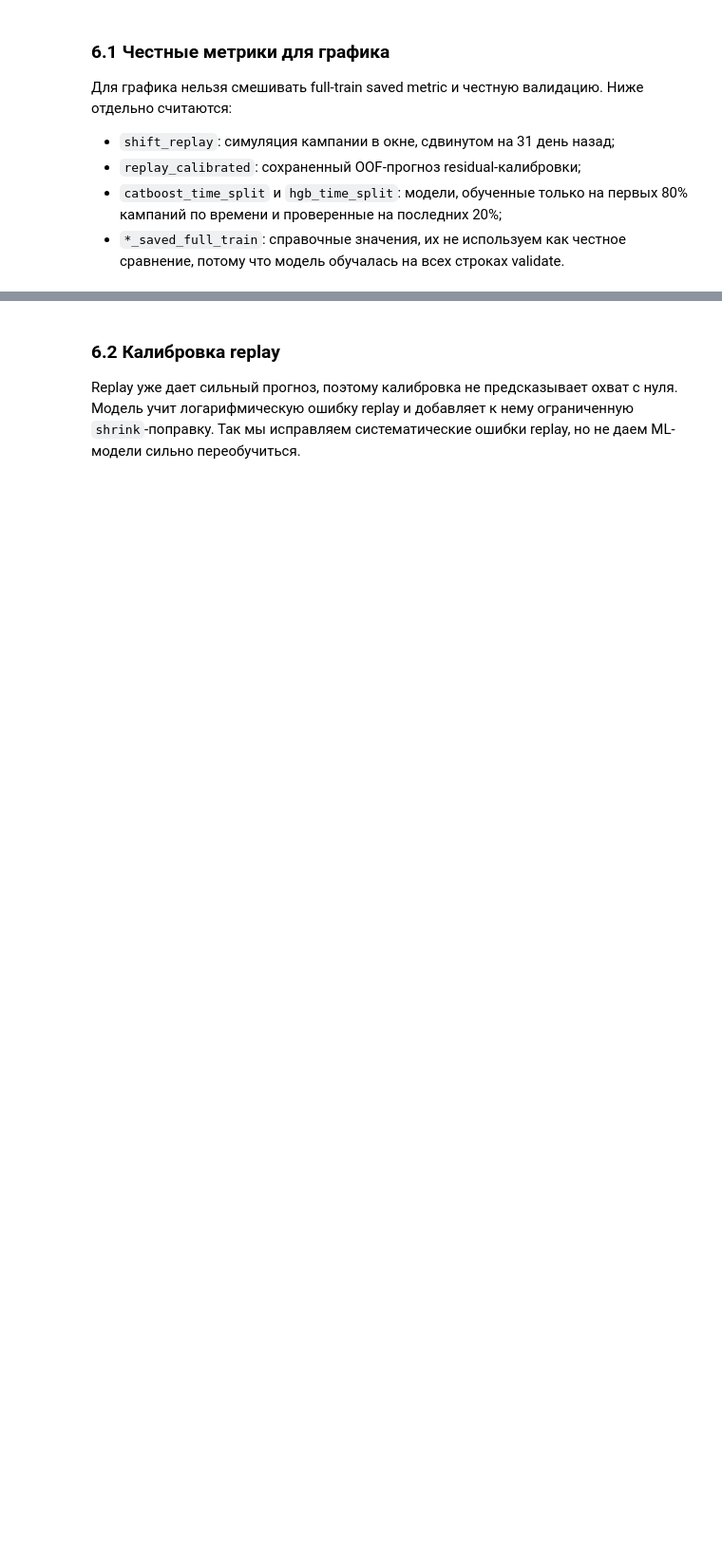
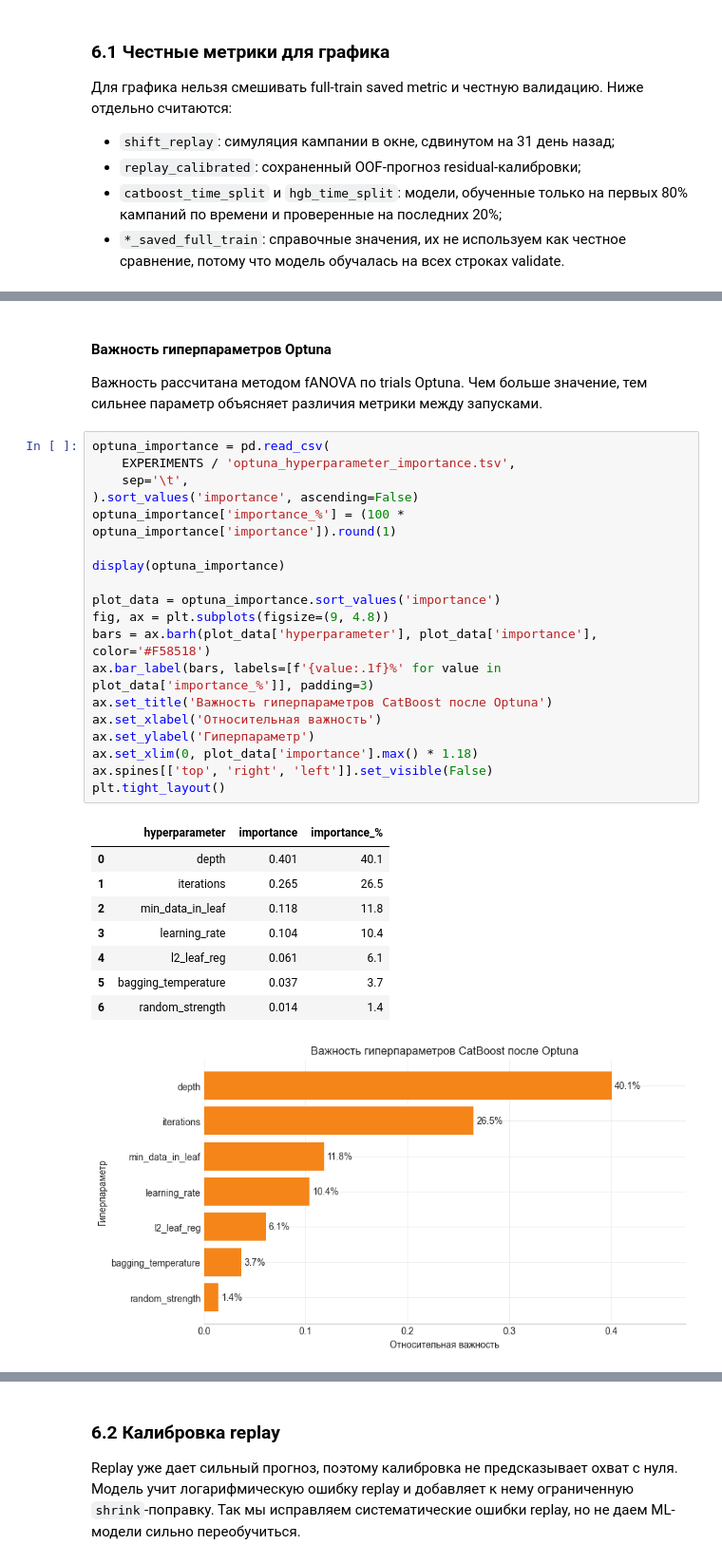
Before and after one commit to plidan123/vk_ads_challenge, a Jupyter notebook: notebooks/vk_ads_defense.ipynb, the cells around one changed output, grey strips where cells are left out. Shown at 95% size. Saved outputs shown, nothing was run; the diff lists cells and outputs as text; blank space fills up the shorter version.

```diff
--- a/notebooks/vk_ads_defense.ipynb
+++ b/notebooks/vk_ads_defense.ipynb
@@ -648,0 +591,33 @@ plt.tight_layout()
+# %% [markdown]
+#### Важность гиперпараметров Optuna
+
+Важность рассчитана методом fANOVA по trials Optuna. Чем больше значение, тем сильнее параметр объясняет различия метрики между запусками.
+# %%
+optuna_importance = pd.read_csv(
+    EXPERIMENTS / 'optuna_hyperparameter_importance.tsv',
+    sep='\t',
+).sort_values('importance', ascending=False)
+optuna_importance['importance_%'] = (100 * optuna_importance['importance']).round(1)
+
+display(optuna_importance)
+
+plot_data = optuna_importance.sort_values('importance')
+fig, ax = plt.subplots(figsize=(9, 4.8))
+bars = ax.barh(plot_data['hyperparameter'], plot_data['importance'], color='#F58518')
+ax.bar_label(bars, labels=[f'{value:.1f}%' for value in plot_data['importance_%']], padding=3)
+ax.set_title('Важность гиперпараметров CatBoost после Optuna')
+ax.set_xlabel('Относительная важность')
+ax.set_ylabel('Гиперпараметр')
+ax.set_xlim(0, plot_data['importance'].max() * 1.18)
+ax.spines[['top', 'right', 'left']].set_visible(False)
+plt.tight_layout()
+# %% [output]
+|  | hyperparameter | importance | importance_% |
+| 0 | depth | 0.401 | 40.1 |
+| 1 | iterations | 0.265 | 26.5 |
+| 2 | min_data_in_leaf | 0.118 | 11.8 |
+| 3 | learning_rate | 0.104 | 10.4 |
+| 4 | l2_leaf_reg | 0.061 | 6.1 |
+| 5 | bagging_temperature | 0.037 | 3.7 |
+| 6 | random_strength | 0.014 | 1.4 |
+[figure, added]
```
Also changed, not shown: parts of 8 cells of this notebook, 18 other files.
